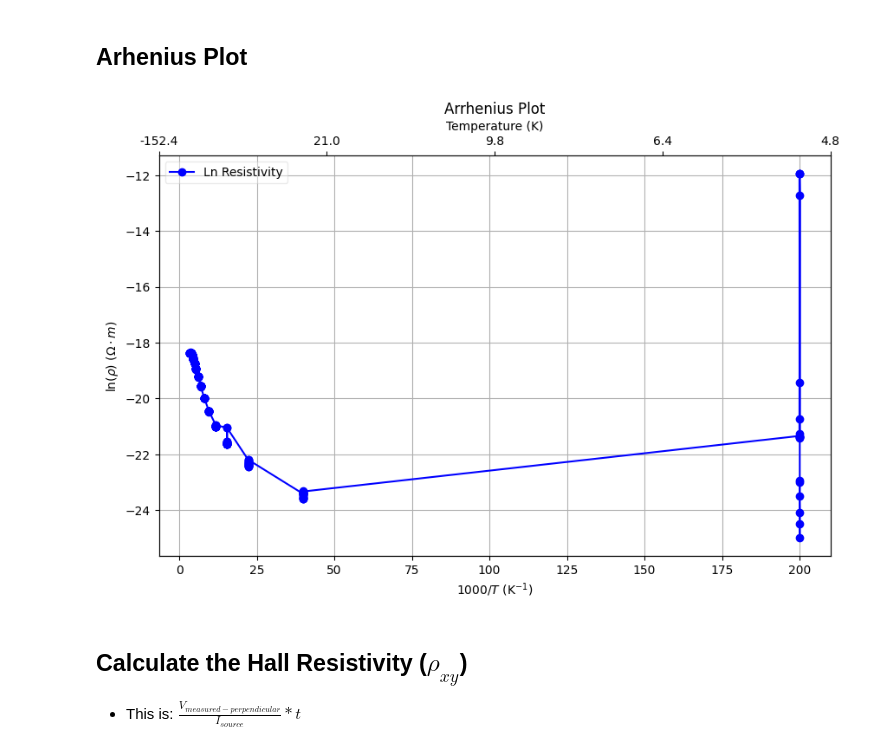
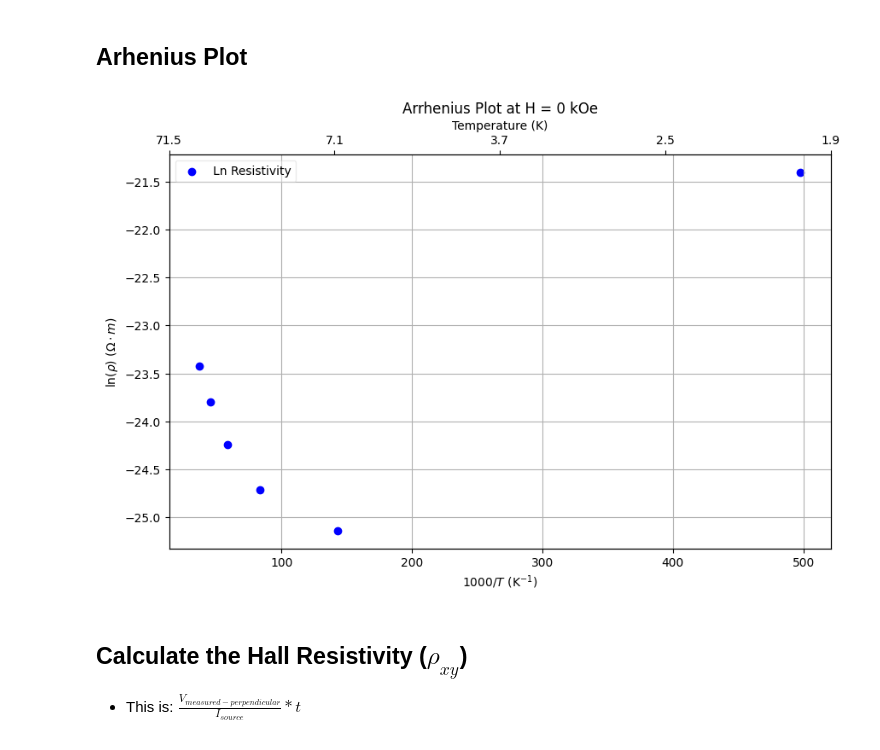
Before and after one commit to hc3413/Electronic_properties_of_thin_films, a Jupyter notebook: Analysis.ipynb, the cells around one changed output. Drawn from its saved outputs; the diff is of its cells as text; code cells hidden in the pictures.

```diff
--- a/Analysis.ipynb
+++ b/Analysis.ipynb
@@ -374,38 +370,38 @@ fig6 = plt.figure(figsize=(10, 6))
 ax = fig6.add_subplot(111)  # Create a single subplot
 
 # Plot rho_film vs 1000/Temp
-ax.plot(1000 / res_data[:,0], np.log(res_data[:,4]), marker='o', linestyle='-', color='b', label='Ln Resistivity')
+ax.scatter(1000 / res_data[int(ctf[5]/2)::ctf[5],0], np.log(res_data[int(ctf[5]/2)::ctf[5],4]), marker='o', linestyle='-', color='b', label='Ln Resistivity')
 
 # Set labels and title
 ax.set_xlabel(r'$1000/T$ (K$^{-1}$)')
 ax.set_ylabel(r'$\ln(\rho)$ ($\Omega \cdot m$)')
-ax.set_title('Arrhenius Plot')
+ax.set_title('Arrhenius Plot at H = 0 kOe')
 
 # Add a grid
 ax.grid(True)
 
 # Add a legend
 ax.legend(loc = 'best', framealpha=0.4)
 
 # Create a secondary x-axis at the top
 ax2 = ax.twiny()
 
 # Set the limits of the secondary x-axis to match the primary x-axis
 ax2.set_xlim(ax.get_xlim())
 
 # Set the ticks and labels for the secondary x-axis
 new_ticks = np.linspace(ax.get_xlim()[0], ax.get_xlim()[1], num=5)
 ax2.set_xticks(new_ticks)
 ax2.set_xticklabels([f'{1000/tick:.1f}' for tick in new_ticks])
 ax2.set_xlabel('Temperature (K)')
 
 # Show the plot
 plt.show()
 
 if plot_data == True:
     fig6.savefig(Path(path_out).joinpath(f'{plot_string}_Arrhenius Plot.{fig_format}'), dpi=300, bbox_inches='tight', transparent=plot_transparency)
 # %% [output]
-[figure, old version]
+[figure, new version]
 # %% [markdown]
 ## Calculate the Hall Resistivity ($\rho_{xy}$)
 - This is: $\frac{V_{measured-perpendicular}}{I_{source}}*t$
```
Also changed, not shown: parts of 19 cells of this notebook, 2 other files.
